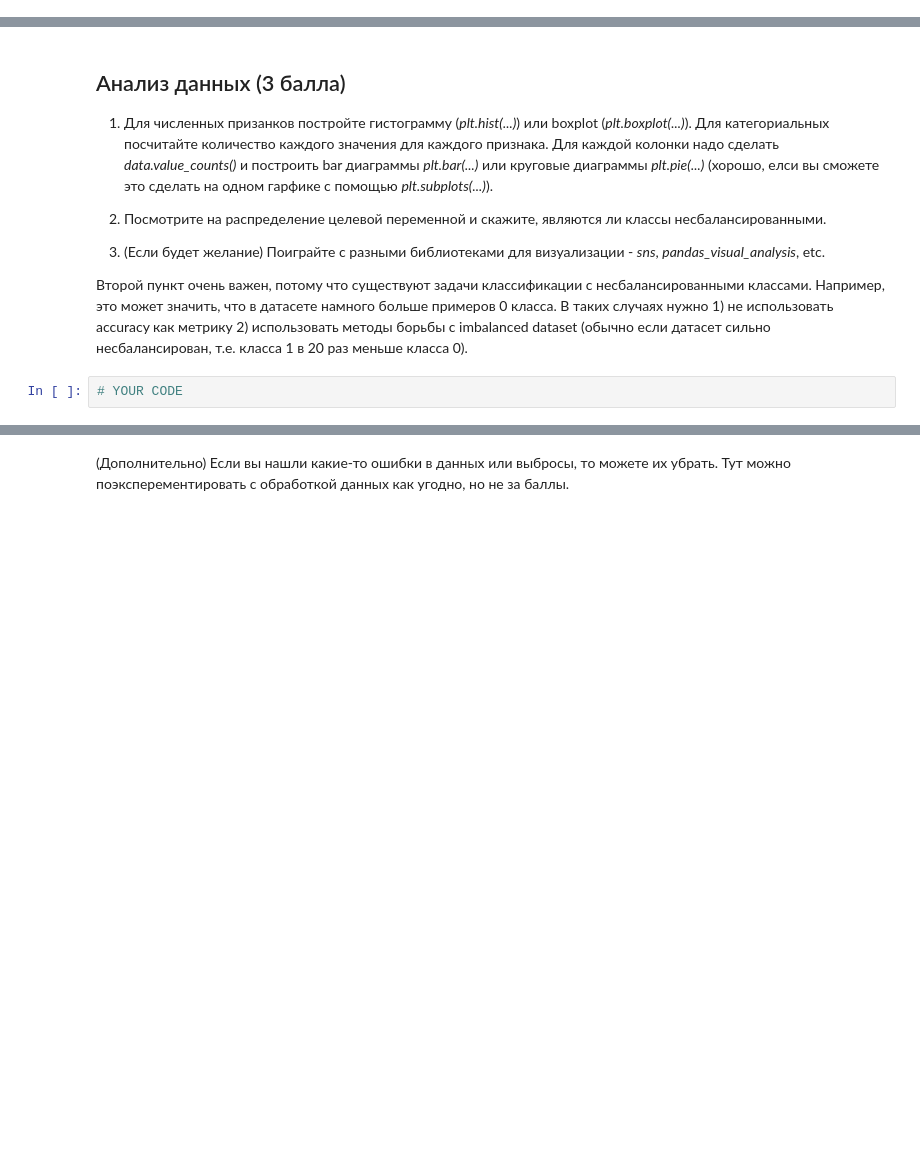
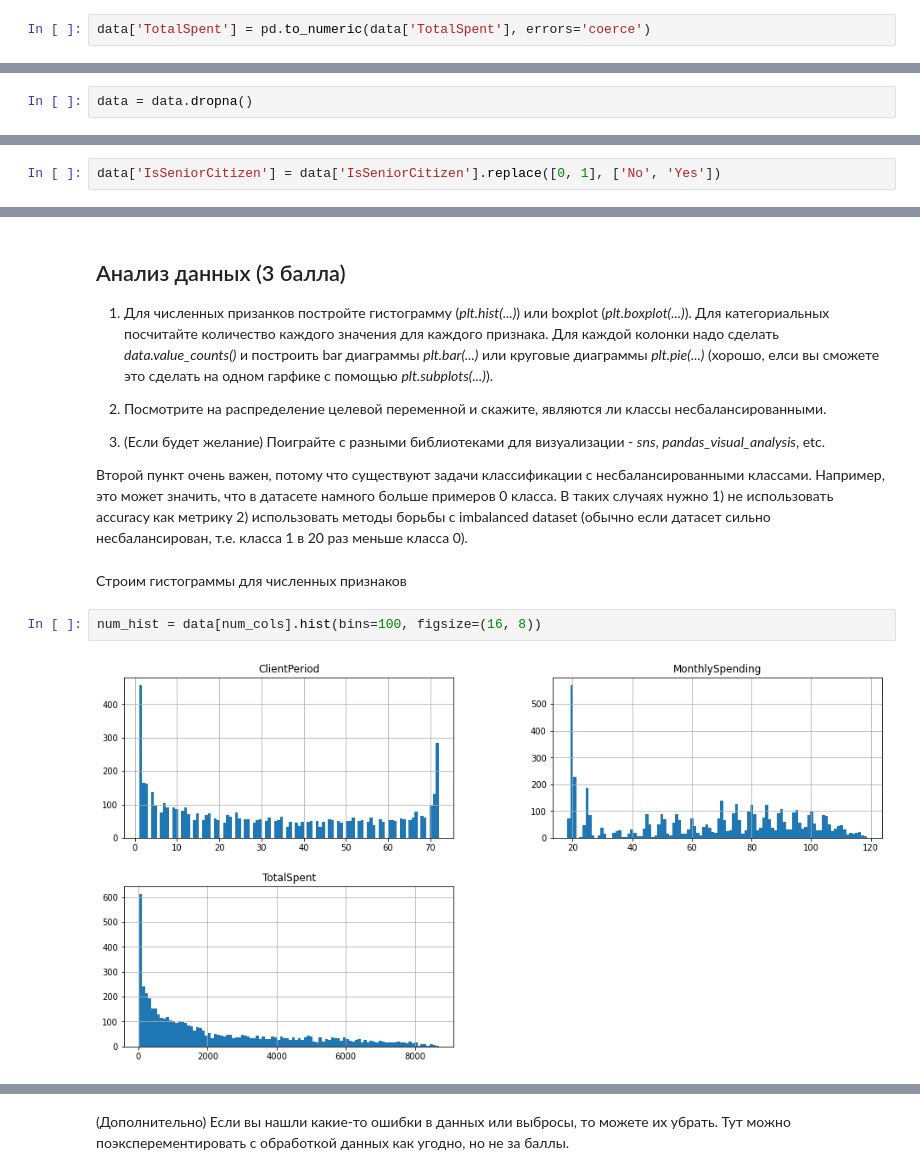
Before and after one commit to Grelodya/DLS, a Jupyter notebook: baseline.ipynb, the cells around one changed output, grey strips where cells are left out. Cells and saved outputs as stored; diff of their text form; blank space fills up the shorter version.

```diff
--- a/baseline.ipynb
+++ b/baseline.ipynb
@@ -101,0 +140,2 @@ target_col = 'Churn'
+# %%
+data['TotalSpent'] = pd.to_numeric(data['TotalSpent'], errors='coerce')
@@ -101,0 +203,2 @@ target_col = 'Churn'
+# %%
+data = data.dropna()
@@ -101,0 +249,2 @@ target_col = 'Churn'
+# %%
+data['IsSeniorCitizen'] = data['IsSeniorCitizen'].replace([0, 1], ['No', 'Yes'])
@@ -109,5 +278,9 @@ target_col = 'Churn'
 3) (Если будет желание) Поиграйте с разными библиотеками для визуализации - *sns*, *pandas_visual_analysis*, etc.
 
 Второй пункт очень важен, потому что существуют задачи классификации с несбалансированными классами. Например, это может значить, что в датасете намного больше примеров 0 класса. В таких случаях нужно 1) не использовать accuracy как метрику 2) использовать методы борьбы с imbalanced dataset (обычно если датасет сильно несбалансирован, т.е. класса 1 в 20 раз меньше класса 0).
-# %%
-# YOUR CODE
+# %% [markdown]
+Строим гистограммы для численных признаков
+# %%
+num_hist = data[num_cols].hist(bins=100, figsize=(16, 8))
+# %% [output]
+[figure, added]
```
Also changed, not shown: parts of 20 cells of this notebook.
